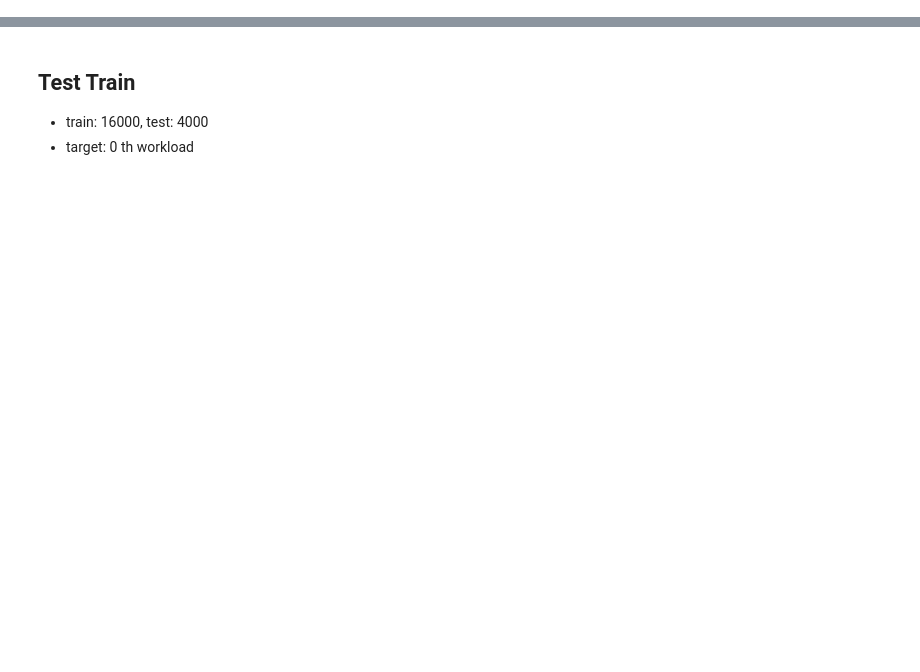
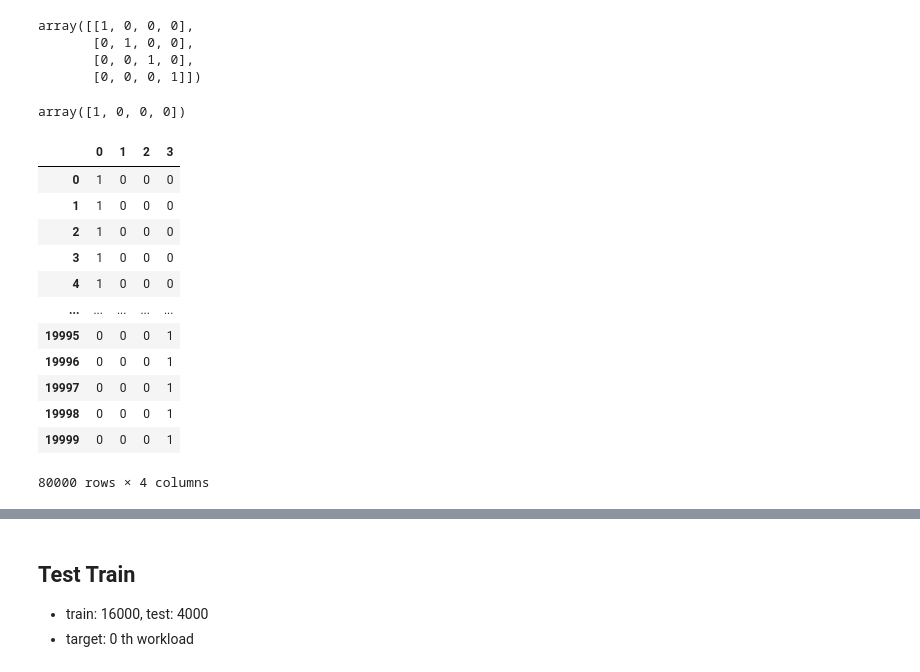
Before and after one commit to addb-swstarlab/K2vTune, a Jupyter notebook: test_notebook/Predict-ExternalMetric.ipynb, the cells around one changed output, grey strips where cells are left out. Saved outputs shown, nothing was run; the diff lists cells and outputs as text; code cells hidden in the pictures; blank space fills up the shorter version.

```diff
--- a/test_notebook/Predict-ExternalMetric.ipynb
+++ b/test_notebook/Predict-ExternalMetric.ipynb
@@ -24,0 +26,12 @@ knobs.to_numpy()
+# %%
+eye = np.eye(4, dtype=int)
+eye
+# %% [output]
+array([[1, 0, 0, 0],
+       [0, 1, 0, 0],
+       [0, 0, 1, 0],
+       [0, 0, 0, 1]])
+# %%
+eye[0]
+# %% [output]
+array([1, 0, 0, 0])
@@ -25,3 +40,26 @@ knobs.to_numpy()
+# %%
+eye = np.eye(4, dtype=int)
+one_hot = pd.DataFrame()
+for e in eye:
+    e = np.repeat([e], len(knobs), axis=0)
+    e = pd.DataFrame(e)
+    one_hot = pd.concat((one_hot, e))
+# %%
+one_hot
+# %% [output]
+|  | 0 | 1 | 2 | 3 |
+| 0 | 1 | 0 | 0 | 0 |
+| 1 | 1 | 0 | 0 | 0 |
+| 2 | 1 | 0 | 0 | 0 |
+| 3 | 1 | 0 | 0 | 0 |
+| 4 | 1 | 0 | 0 | 0 |
+| ... | ... | ... | ... | ... |
+| 19995 | 0 | 0 | 0 | 1 |
+| 19996 | 0 | 0 | 0 | 1 |
+| 19997 | 0 | 0 | 0 | 1 |
+| 19998 | 0 | 0 | 0 | 1 |
+| 19999 | 0 | 0 | 0 | 1 |
+80000 rows × 4 columns
 # %%
 wk_len = 16
 internal_dict = {}
```
Also changed, not shown: parts of 10 cells of this notebook, 2 other files.
